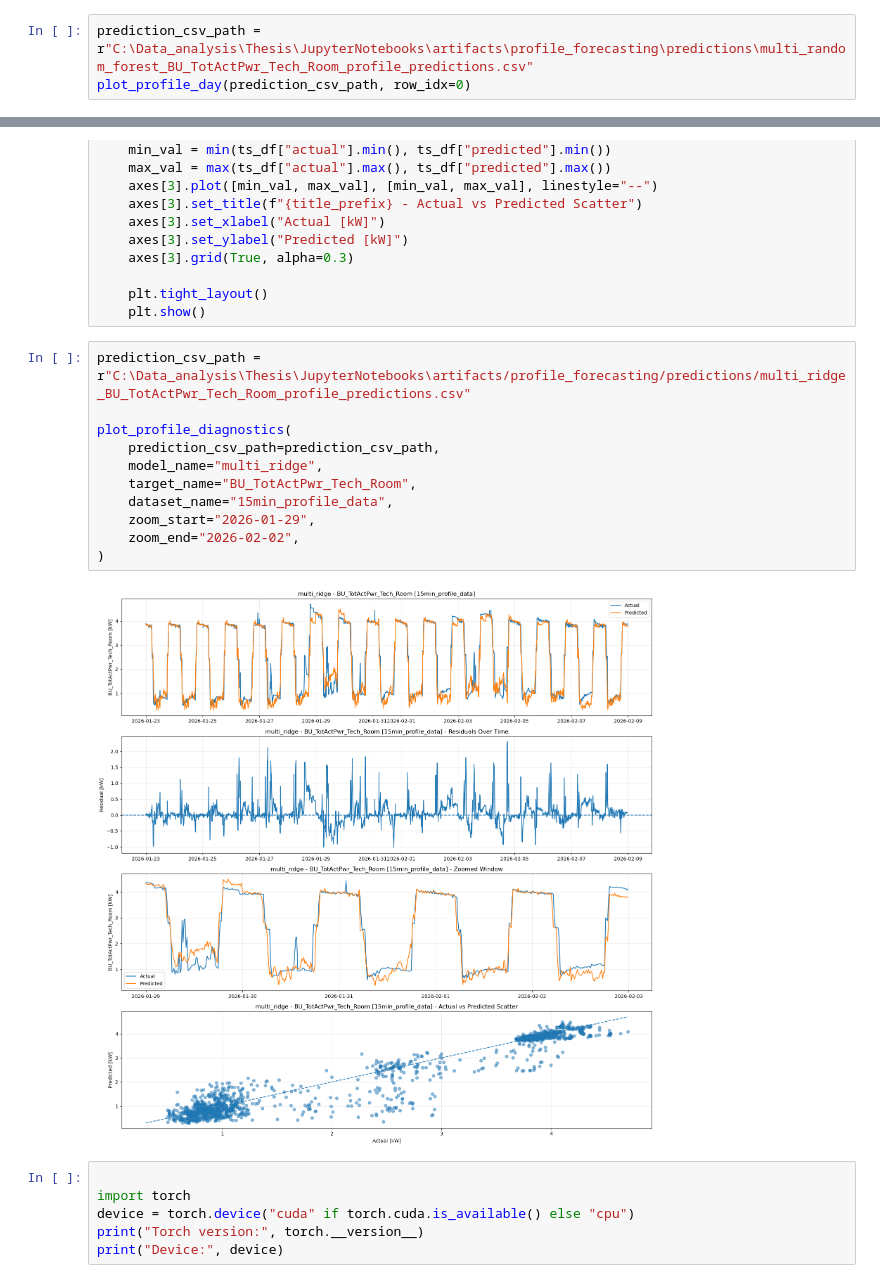
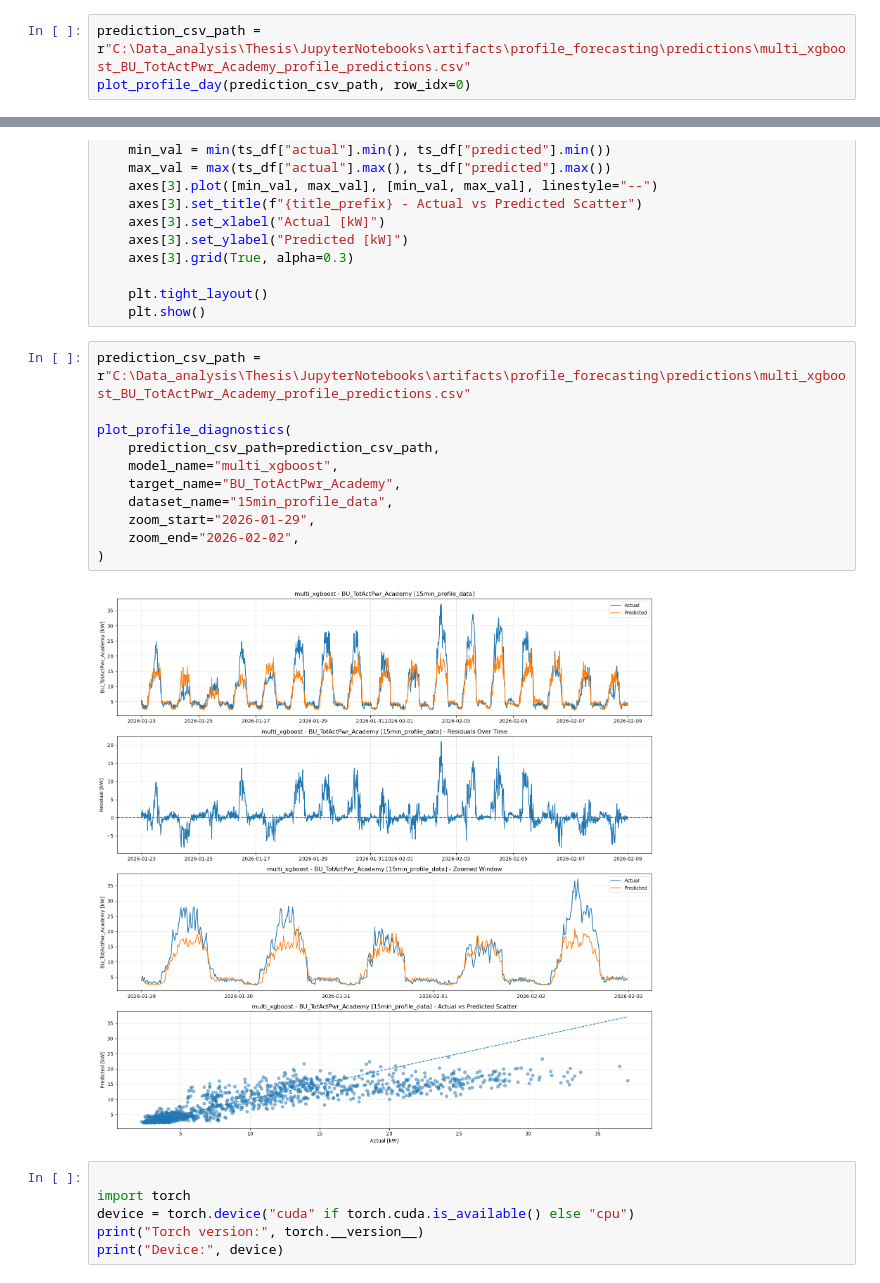
Before and after one commit to MilanMavani/Thesis_EMS_LF, a Jupyter notebook: JupyterNotebooks/Profile_LF.ipynb, the cells around one changed output, grey strips where cells are left out. Saved outputs shown, nothing was run; the diff lists cells and outputs as text.

```diff
--- a/JupyterNotebooks/Profile_LF.ipynb
+++ b/JupyterNotebooks/Profile_LF.ipynb
@@ -75,6 +95,6 @@ def plot_profile_day(prediction_csv_path, row_idx=0, title=None):
     plt.tight_layout()
     plt.show()
 # %%
-prediction_csv_path = r"C:\Data_analysis\Thesis\JupyterNotebooks\artifacts\profile_forecasting\predictions\multi_random_forest_BU_TotActPwr_Tech_Room_profile_predictions.csv"
+prediction_csv_path = r"C:\Data_analysis\Thesis\JupyterNotebooks\artifacts\profile_forecasting\predictions\multi_xgboost_BU_TotActPwr_Academy_profile_predictions.csv"
 plot_profile_day(prediction_csv_path, row_idx=0)
 # %% [output]
@@ -249,18 +269,18 @@ def plot_profile_diagnostics(
     plt.tight_layout()
     plt.show()
 # %%
-prediction_csv_path = r"C:\Data_analysis\Thesis\JupyterNotebooks\artifacts/profile_forecasting/predictions/multi_ridge_BU_TotActPwr_Tech_Room_profile_predictions.csv"
+prediction_csv_path = r"C:\Data_analysis\Thesis\JupyterNotebooks\artifacts\profile_forecasting\predictions\multi_xgboost_BU_TotActPwr_Academy_profile_predictions.csv"
 
 plot_profile_diagnostics(
     prediction_csv_path=prediction_csv_path,
-    model_name="multi_ridge",
-    target_name="BU_TotActPwr_Tech_Room",
+    model_name="multi_xgboost",
+    target_name="BU_TotActPwr_Academy",
     dataset_name="15min_profile_data",
     zoom_start="2026-01-29",
     zoom_end="2026-02-02",
 )
 # %% [output]
-[figure, old version]
+[figure, new version]
 # %%
 
 import torch
```
Also changed, not shown: parts of 5 cells of this notebook, 3 other files.
